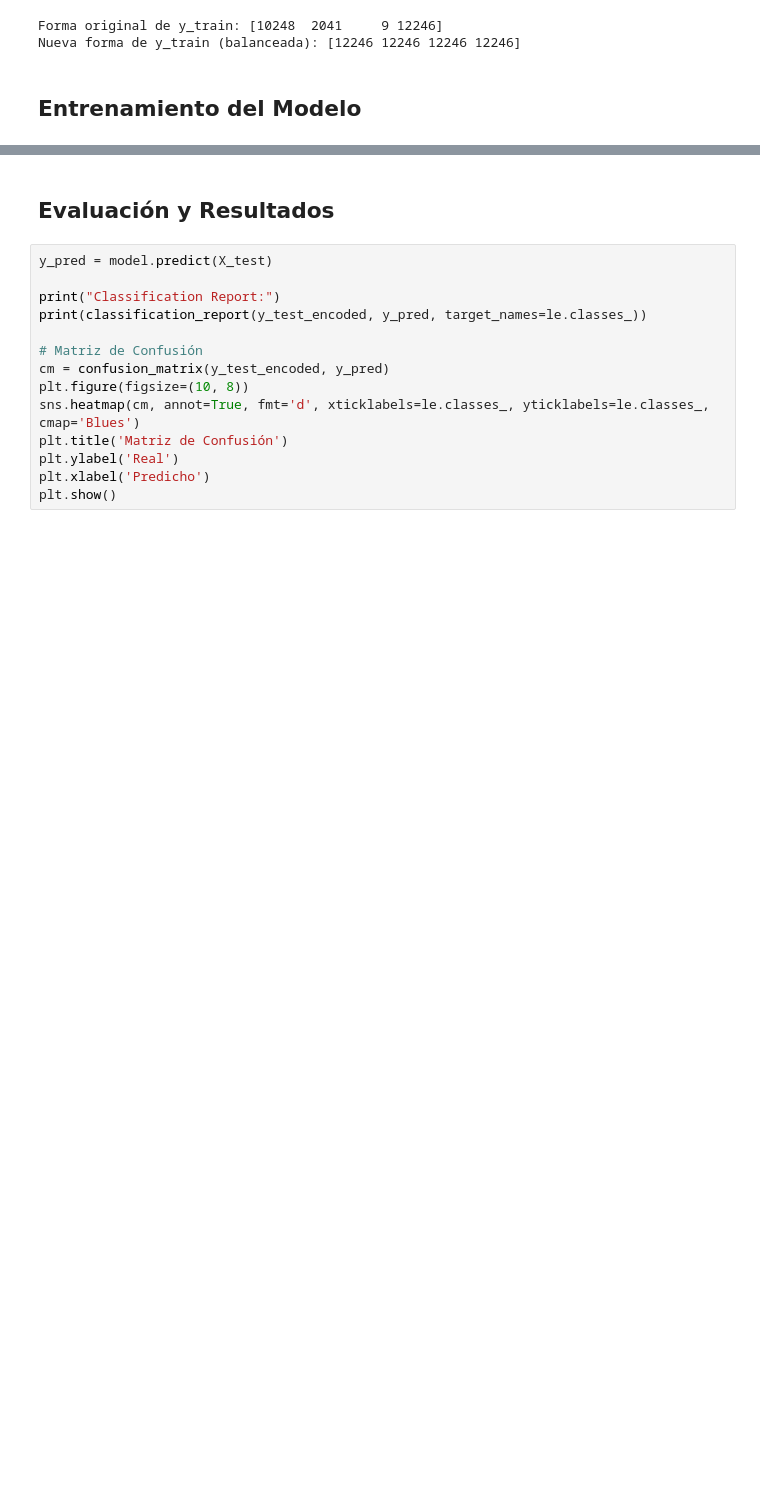
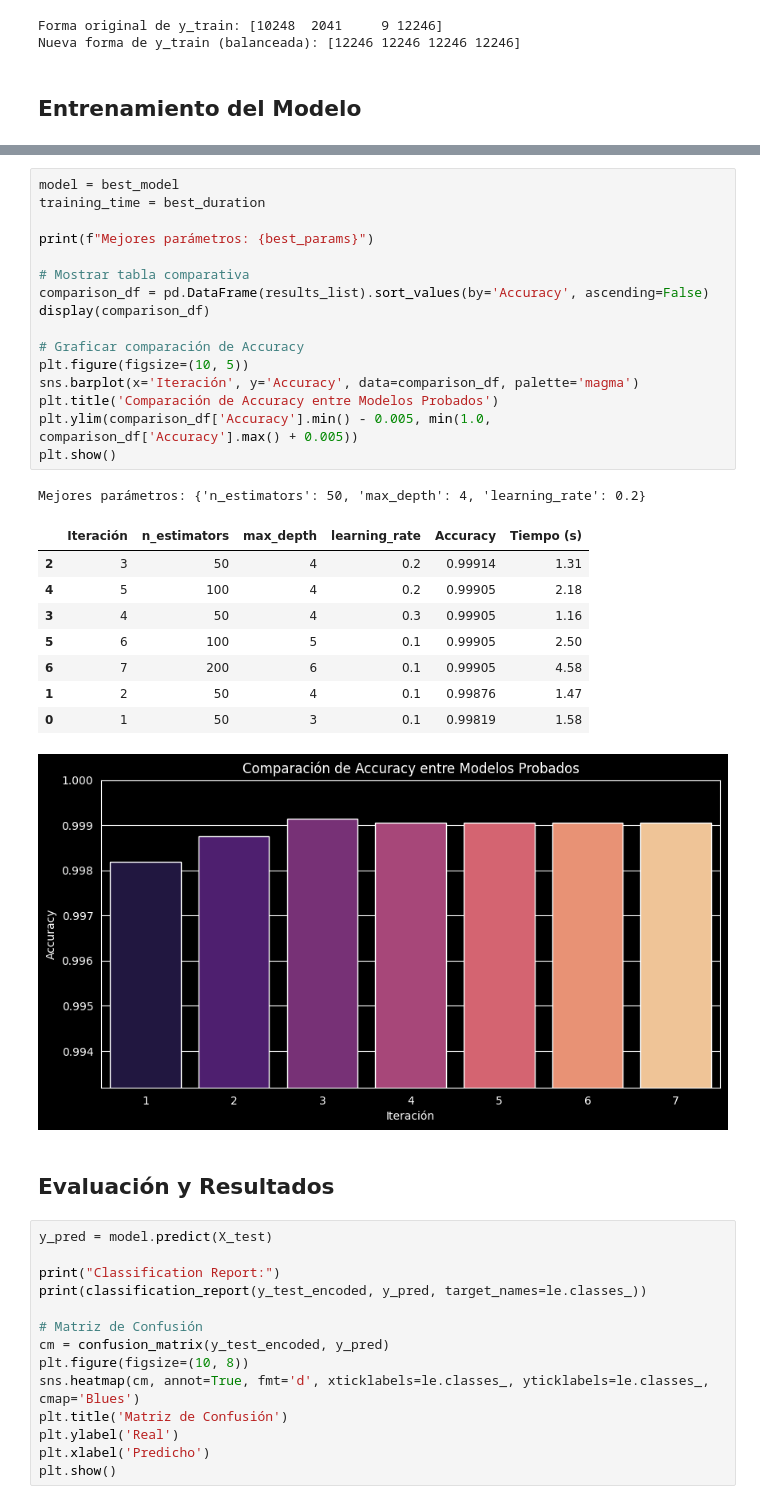
Before and after one commit to caroohong/IAA-Weather-Prediction, a Jupyter notebook: models/XGBoost.ipynb, the cells around one changed output, grey strips where cells are left out. Cells and saved outputs as stored; diff of their text form; blank space fills up the shorter version.

Commit message:
fix: XGBoost model

```diff
--- a/models/XGBoost.ipynb
+++ b/models/XGBoost.ipynb
@@ -300,3 +344,30 @@ Modelo XGBoost entrenado en 1.10 segundos.
+# %%
+model = best_model
+training_time = best_duration
+
+print(f"Mejores parámetros: {best_params}")
+
+# Mostrar tabla comparativa
+comparison_df = pd.DataFrame(results_list).sort_values(by='Accuracy', ascending=False)
+display(comparison_df)
+
+# Graficar comparación de Accuracy
+plt.figure(figsize=(10, 5))
+sns.barplot(x='Iteración', y='Accuracy', data=comparison_df, palette='magma')
+plt.title('Comparación de Accuracy entre Modelos Probados')
+plt.ylim(comparison_df['Accuracy'].min() - 0.005, min(1.0, comparison_df['Accuracy'].max() + 0.005))
+plt.show()
+# %% [output]
+Mejores parámetros: {'n_estimators': 50, 'max_depth': 4, 'learning_rate': 0.2}
+|  | Iteración | n_estimators | max_depth | learning_rate | Accuracy | Tiempo (s) |
+| 2 | 3 | 50 | 4 | 0.2 | 0.99914 | 1.31 |
+| 4 | 5 | 100 | 4 | 0.2 | 0.99905 | 2.18 |
+| 3 | 4 | 50 | 4 | 0.3 | 0.99905 | 1.16 |
+| 5 | 6 | 100 | 5 | 0.1 | 0.99905 | 2.50 |
+| 6 | 7 | 200 | 6 | 0.1 | 0.99905 | 4.58 |
+| 1 | 2 | 50 | 4 | 0.1 | 0.99876 | 1.47 |
+| 0 | 1 | 50 | 3 | 0.1 | 0.99819 | 1.58 |
+[figure, added]
 # %% [markdown]
 ## Evaluación y Resultados
 # %%
```
Also changed, not shown: parts of 12 cells of this notebook, 2 other files.
